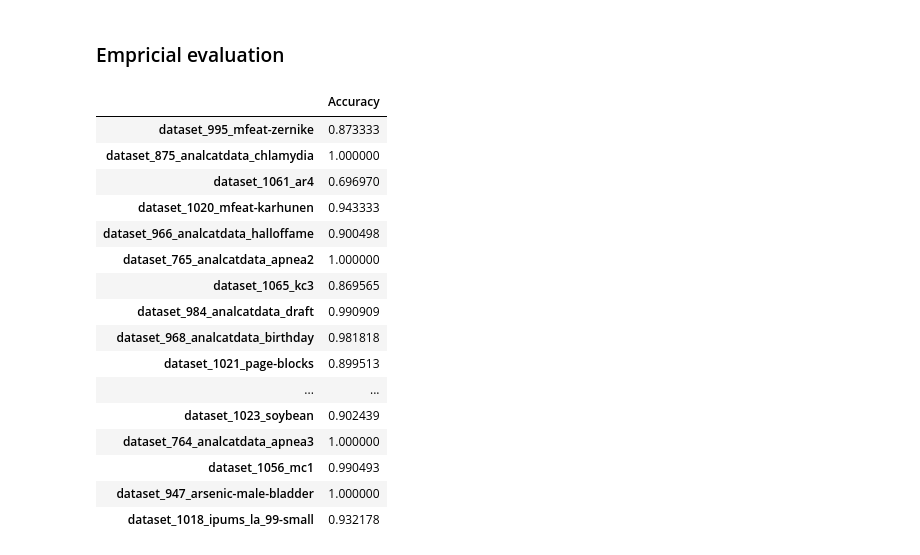
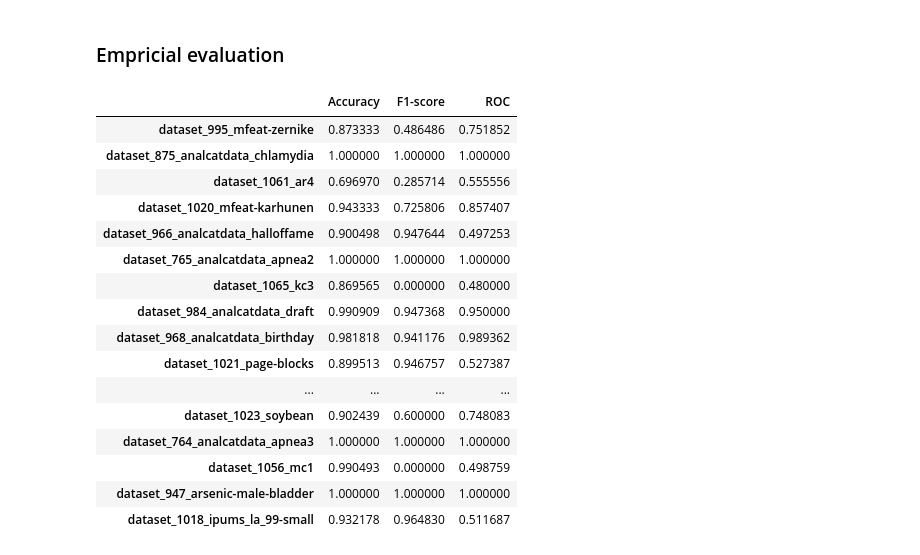
Before and after one commit to ricardofig016/cart-algorithm-class-imbalance-evaluation, a Jupyter notebook: assignment.ipynb, the cells around one changed output. Cells and saved outputs as stored; diff of their text form; code cells hidden in the pictures.

```diff
--- a/assignment.ipynb
+++ b/assignment.ipynb
@@ -301,6 +301,8 @@ class DecisionTree:
 # %% [markdown]
 ### File evaluation.py
 # %%
+from sklearn.metrics import f1_score, roc_auc_score
+
 base_dir = "data/processed/class_imbalance"
 results = {}
 for dataset in os.listdir(base_dir):
@@ -311,36 +313,39 @@ for dataset in os.listdir(base_dir):
     y_train = pd.read_csv(os.path.join(dataset_path, "y_train.csv")).values.flatten()
 
     # Initialize and train model
-    tree = DecisionTree(max_depth=5, criterion="gini")
+    tree = DecisionTree(max_depth=5, criterion="gini")   # Hyperparameter Tuning
     tree.fit(X_train, y_train)
 
     # Make predictions
     X_test = pd.read_csv(os.path.join(dataset_path, "X_test.csv")).values
     predictions = tree.predict(X_test)
-
     y_test = pd.read_csv(os.path.join(dataset_path, "y_test.csv")).values.flatten()
     accuracy = np.mean(predictions == y_test)
+    f1 = f1_score(y_test, predictions)
+    roc = roc_auc_score(y_test, predictions)
     results[dataset].append(accuracy)
+    results[dataset].append(f1)
+    results[dataset].append(roc)
 # %% [markdown]
 ### Empricial evaluation
 # %%
-results_df = pd.DataFrame.from_dict(results, orient='index', columns=['Accuracy'])
+results_df = pd.DataFrame.from_dict(results, orient='Index',columns=['Accuracy', 'F1-score', 'ROC'])
 results_df
 # %% [output]
-|  | Accuracy |
-| dataset_995_mfeat-zernike | 0.873333 |
-| dataset_875_analcatdata_chlamydia | 1.000000 |
-| dataset_1061_ar4 | 0.696970 |
-| dataset_1020_mfeat-karhunen | 0.943333 |
-| dataset_966_analcatdata_halloffame | 0.900498 |
-| dataset_765_analcatdata_apnea2 | 1.000000 |
-| dataset_1065_kc3 | 0.869565 |
-| dataset_984_analcatdata_draft | 0.990909 |
-| dataset_968_analcatdata_birthday | 0.981818 |
-| dataset_1021_page-blocks | 0.899513 |
-| ... | ... |
-| dataset_1023_soybean | 0.902439 |
-| dataset_764_analcatdata_apnea3 | 1.000000 |
-| dataset_1056_mc1 | 0.990493 |
-| dataset_947_arsenic-male-bladder | 1.000000 |
-| dataset_1018_ipums_la_99-small | 0.932178 |
+|  | Accuracy | F1-score | ROC |
+| dataset_995_mfeat-zernike | 0.873333 | 0.486486 | 0.751852 |
+| dataset_875_analcatdata_chlamydia | 1.000000 | 1.000000 | 1.000000 |
+| dataset_1061_ar4 | 0.696970 | 0.285714 | 0.555556 |
+| dataset_1020_mfeat-karhunen | 0.943333 | 0.725806 | 0.857407 |
+| dataset_966_analcatdata_halloffame | 0.900498 | 0.947644 | 0.497253 |
+| dataset_765_analcatdata_apnea2 | 1.000000 | 1.000000 | 1.000000 |
+| dataset_1065_kc3 | 0.869565 | 0.000000 | 0.480000 |
+| dataset_984_analcatdata_draft | 0.990909 | 0.947368 | 0.950000 |
+| dataset_968_analcatdata_birthday | 0.981818 | 0.941176 | 0.989362 |
+| dataset_1021_page-blocks | 0.899513 | 0.946757 | 0.527387 |
+| ... | ... | ... | ... |
+| dataset_1023_soybean | 0.902439 | 0.600000 | 0.748083 |
+| dataset_764_analcatdata_apnea3 | 1.000000 | 1.000000 | 1.000000 |
+| dataset_1056_mc1 | 0.990493 | 0.000000 | 0.498759 |
+| dataset_947_arsenic-male-bladder | 1.000000 | 1.000000 | 1.000000 |
+| dataset_1018_ipums_la_99-small | 0.932178 | 0.964830 | 0.511687 |
```
Also changed, not shown: parts of 11 cells of this notebook.
